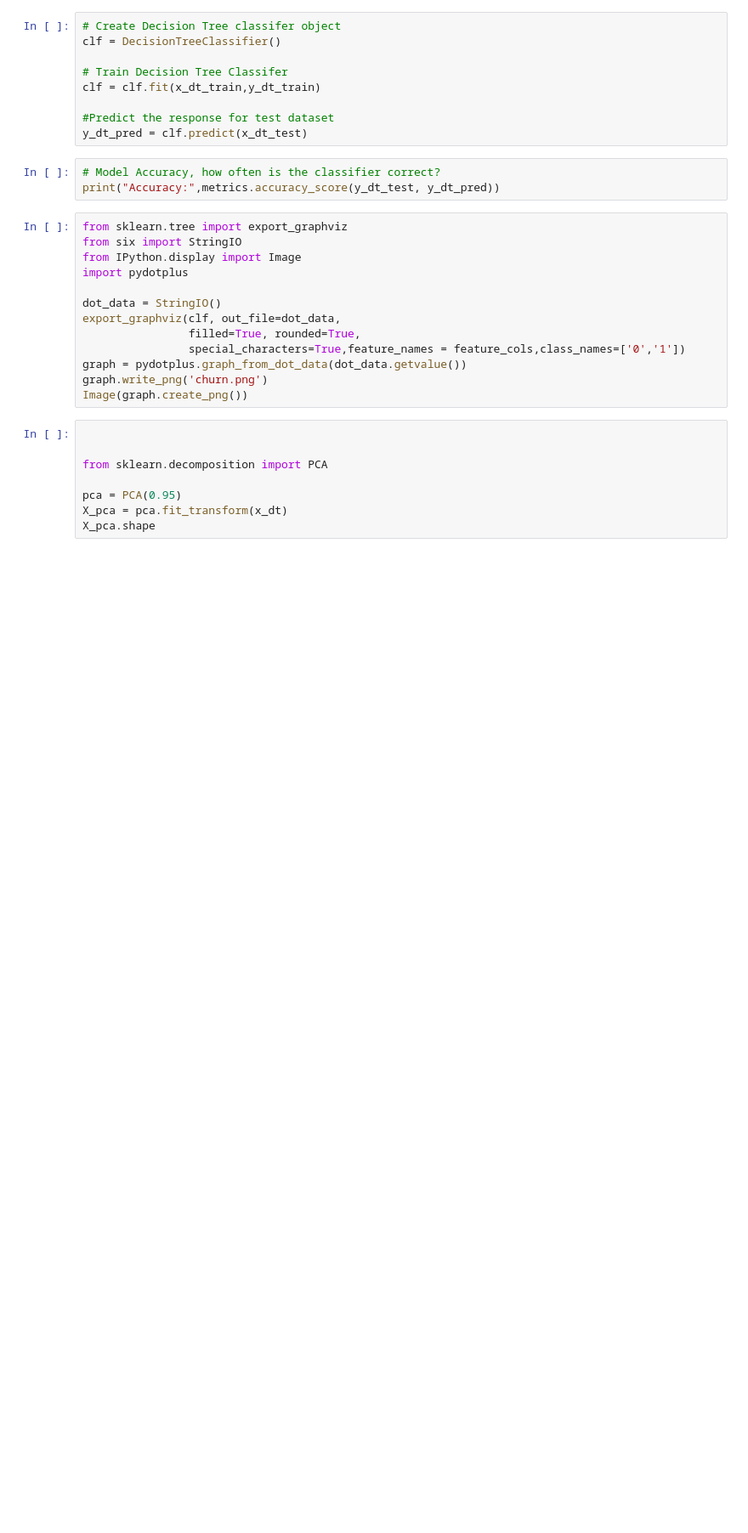
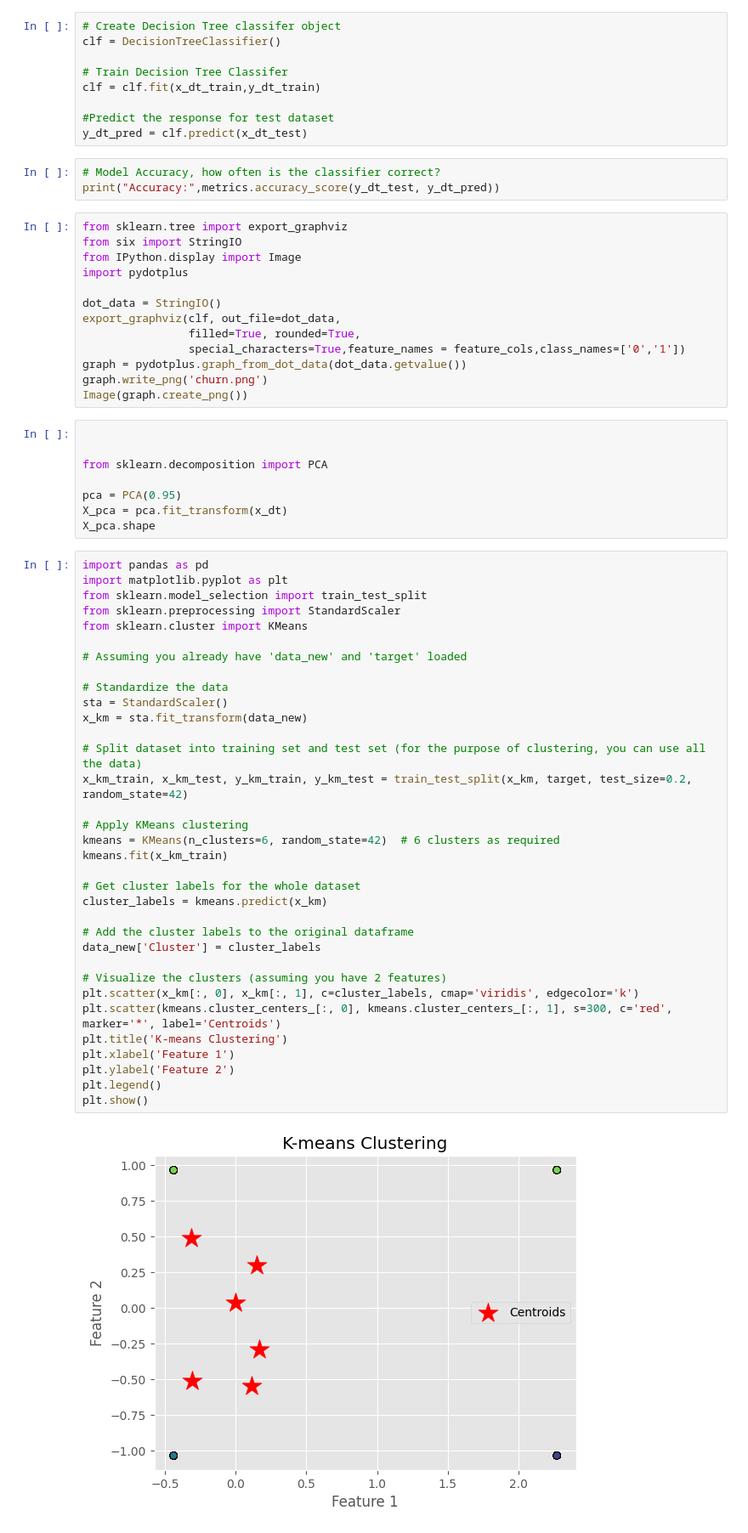
Before and after one commit to oneeyed-yggdrasil/CustomerSatisfaction, a Jupyter notebook: cc_new_01.ipynb, the cells around one changed output. Shown at 85% size. Cells and saved outputs as stored; diff of their text form; blank space fills up the shorter version.

```diff
--- a/cc_new_01.ipynb
+++ b/cc_new_01.ipynb
@@ -839,3 +993,39 @@ from sklearn.decomposition import PCA
 pca = PCA(0.95)
 X_pca = pca.fit_transform(x_dt)
 X_pca.shape
+# %%
+import pandas as pd
+import matplotlib.pyplot as plt
+from sklearn.model_selection import train_test_split
+from sklearn.preprocessing import StandardScaler
+from sklearn.cluster import KMeans
+
+# Assuming you already have 'data_new' and 'target' loaded
+
+# Standardize the data
+sta = StandardScaler()
+x_km = sta.fit_transform(data_new)
+
+# Split dataset into training set and test set (for the purpose of clustering, you can use all the data)
+x_km_train, x_km_test, y_km_train, y_km_test = train_test_split(x_km, target, test_size=0.2, random_state=42)
+
+# Apply KMeans clustering
+kmeans = KMeans(n_clusters=6, random_state=42)  # 6 clusters as required
+kmeans.fit(x_km_train)
+
+# Get cluster labels for the whole dataset
+cluster_labels = kmeans.predict(x_km)
+
+# Add the cluster labels to the original dataframe
+data_new['Cluster'] = cluster_labels
+
+# Visualize the clusters (assuming you have 2 features)
+plt.scatter(x_km[:, 0], x_km[:, 1], c=cluster_labels, cmap='viridis', edgecolor='k')
+plt.scatter(kmeans.cluster_centers_[:, 0], kmeans.cluster_centers_[:, 1], s=300, c='red', marker='*', label='Centroids')
+plt.title('K-means Clustering')
+plt.xlabel('Feature 1')
+plt.ylabel('Feature 2')
+plt.legend()
+plt.show()
+# %% [output]
+[figure, added]
```
Also changed, not shown: parts of 11 cells of this notebook, 1 other file.
